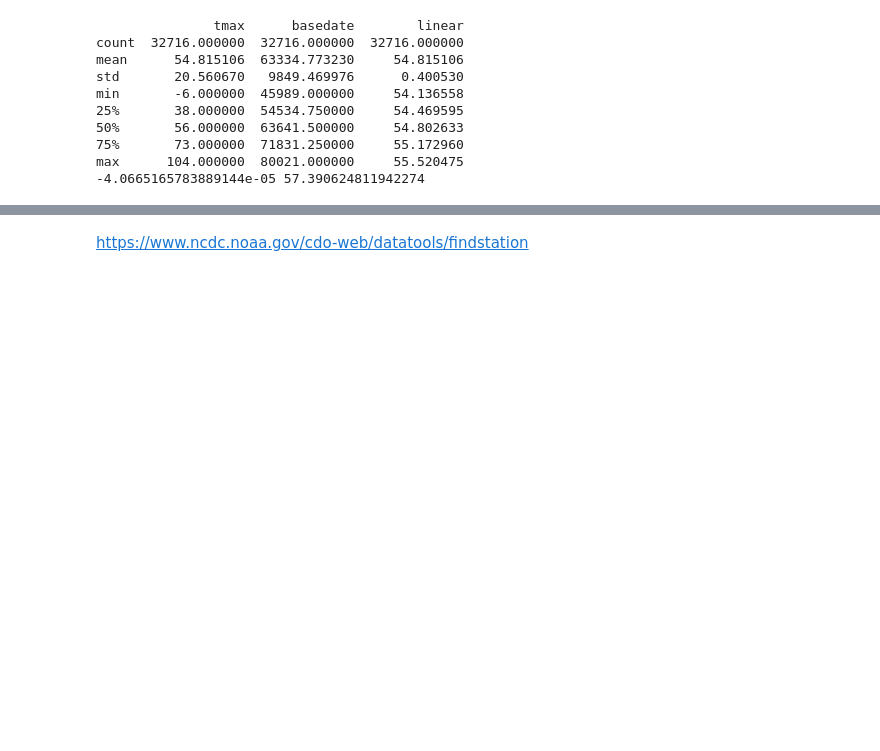
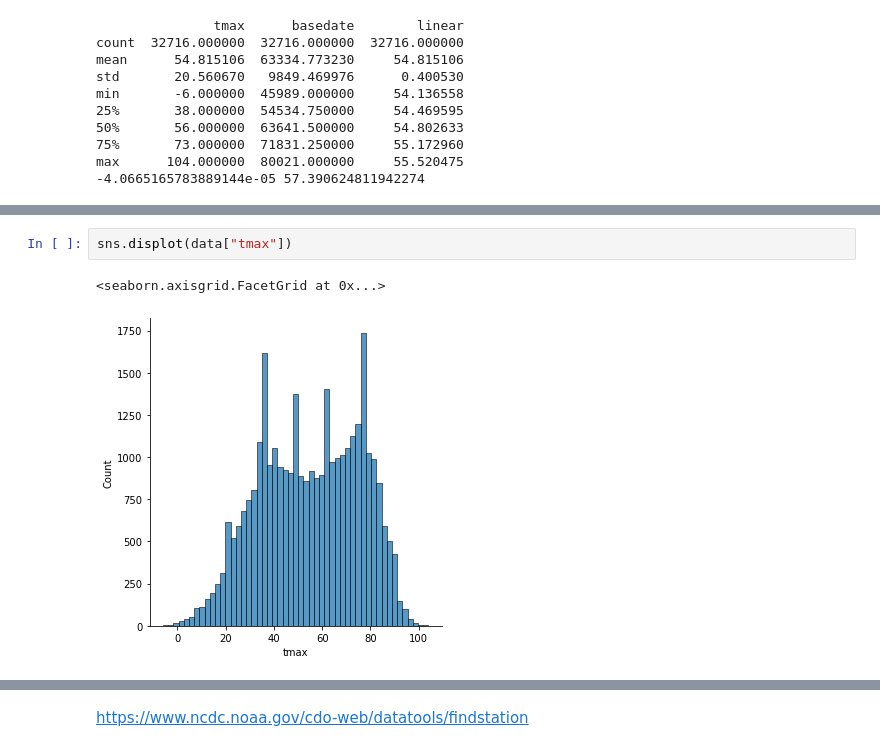
Before and after one commit to robertchase/jupyter, a Jupyter notebook: notebooks/bangor.ipynb, the cells around one changed output, grey strips where cells are left out. Drawn from its saved outputs; the diff is of its cells as text; blank space fills up the shorter version.

```diff
--- a/notebooks/bangor.ipynb
+++ b/notebooks/bangor.ipynb
@@ -33 +81,6 @@ max      104.000000  80021.000000     55.520475
+# %%
+sns.displot(data["tmax"])
+# %% [output]
+<seaborn.axisgrid.FacetGrid at 0x...>
+[figure, added]
 # %%
```
Also changed, not shown: parts of 12 cells of this notebook, 13 other files.
